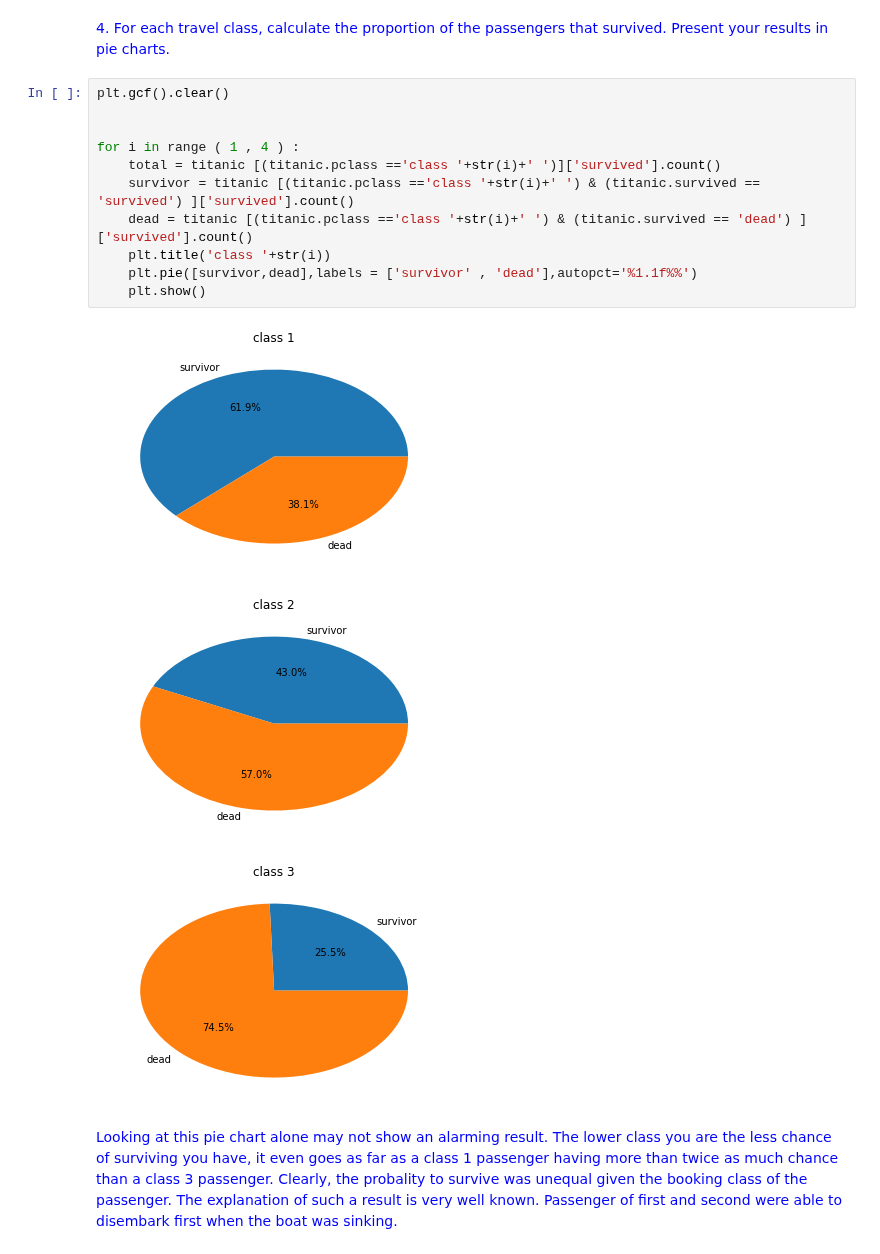
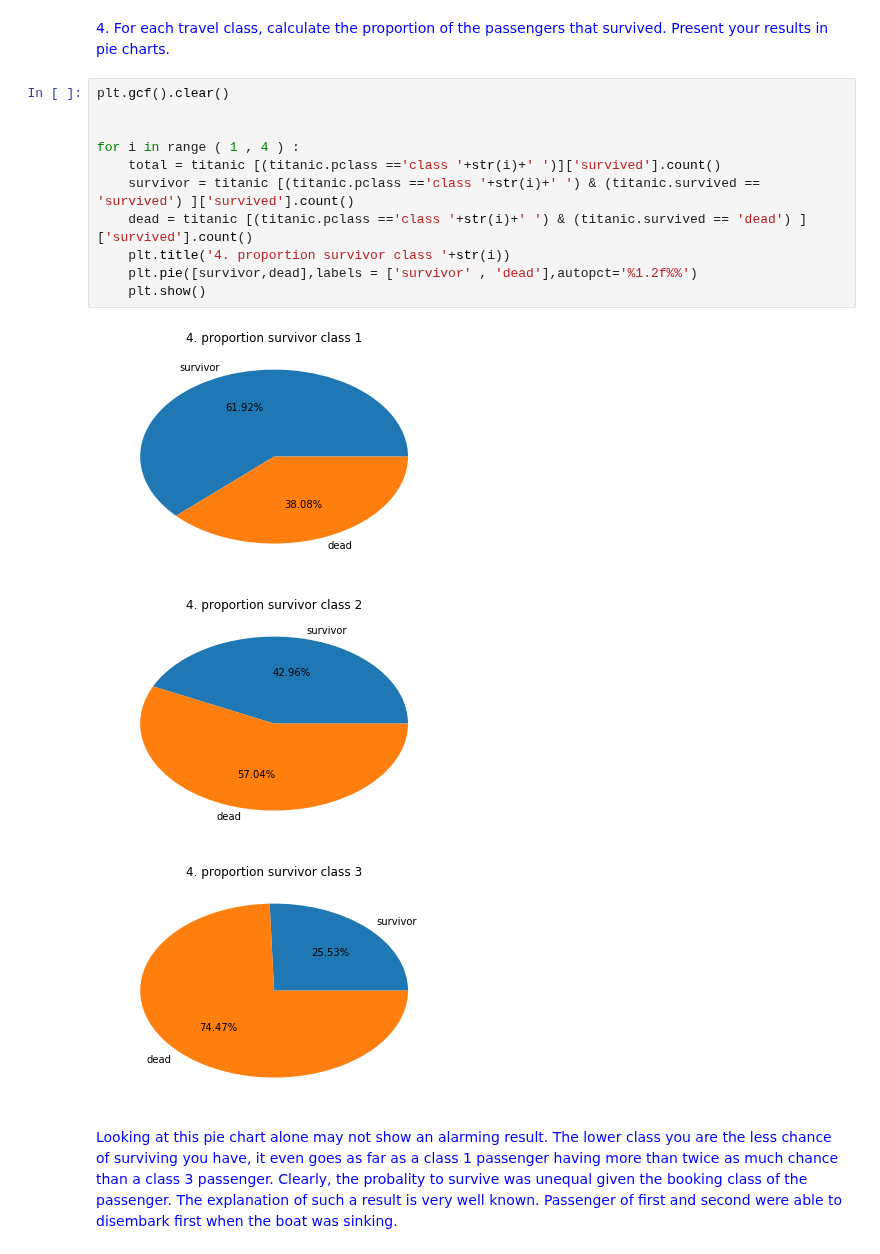
Before and after one commit to matthieuDev/ADA2017, a Jupyter notebook: 01 - Pandas and Data Wrangling/Homework 1.ipynb, the cells around one changed output. Cells and saved outputs as stored; diff of their text form.

```diff
--- a/01 - Pandas and Data Wrangling/Homework 1.ipynb
+++ b/01 - Pandas and Data Wrangling/Homework 1.ipynb
@@ -498,18 +515,18 @@ plt.show()
 # %%
 plt.gcf().clear()
 
 
 for i in range ( 1 , 4 ) :
     total = titanic [(titanic.pclass =='class '+str(i)+' ')]['survived'].count()
     survivor = titanic [(titanic.pclass =='class '+str(i)+' ') & (titanic.survived == 'survived') ]['survived'].count()
     dead = titanic [(titanic.pclass =='class '+str(i)+' ') & (titanic.survived == 'dead') ]['survived'].count()
-    plt.title('class '+str(i))
-    plt.pie([survivor,dead],labels = ['survivor' , 'dead'],autopct='%1.1f%%')
+    plt.title('4. proportion survivor class '+str(i))
+    plt.pie([survivor,dead],labels = ['survivor' , 'dead'],autopct='%1.2f%%')
     plt.show()
 # %% [output]
-[figure, old version]
+[figure, new version]
-[figure, old version]
+[figure, new version]
-[figure, old version]
+[figure, new version]
 # %% [markdown]
 <span style="color:blue">Looking at this pie chart alone may not show an alarming result. The lower class you are the less chance of surviving you have, it even goes as far as a class 1 passenger having more than twice as much chance than a class 3 passenger. Clearly, the probality to survive was unequal given the booking class of the passenger. The explanation of such a result is very well known. Passenger of first and second were able to disembark first when the boat was sinking.</span>
 # %% [markdown]
```
Also changed, not shown: parts of 7 cells of this notebook.
